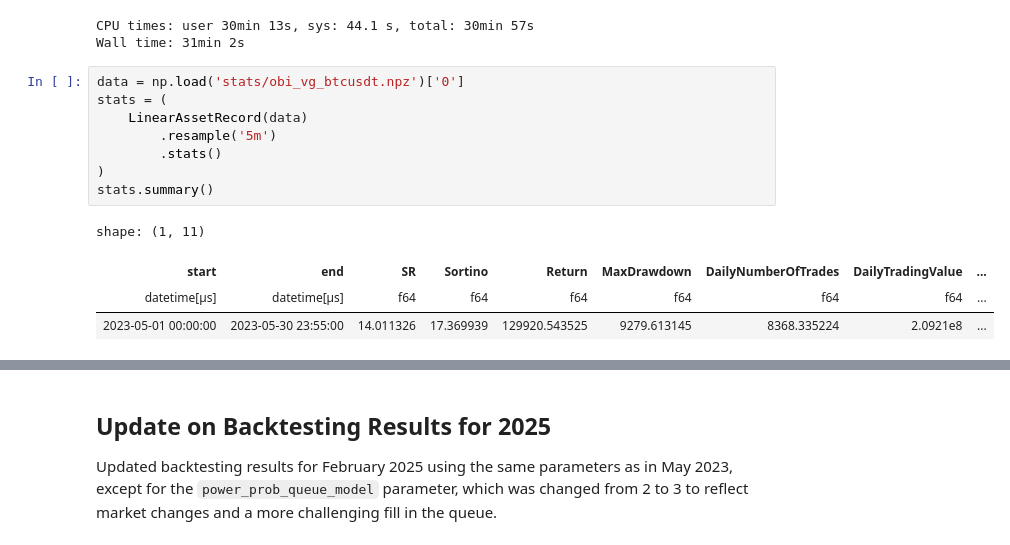
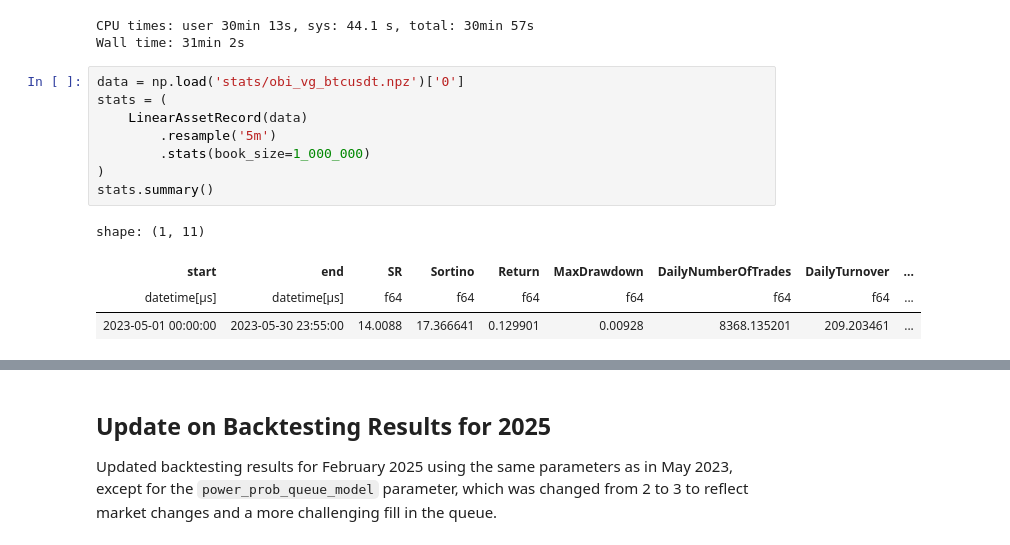
Before and after one commit to nkaz001/hftbacktest, a Jupyter notebook: examples/Market Making with Alpha - Order Book Imbalance.ipynb, the cells around one changed output, grey strips where cells are left out. Drawn from its saved outputs; the diff is of its cells as text.

```diff
--- a/examples/Market Making with Alpha - Order Book Imbalance.ipynb
+++ b/examples/Market Making with Alpha - Order Book Imbalance.ipynb
@@ -389,16 +389,16 @@ Wall time: 31min 2s
 # %%
 data = np.load('stats/obi_vg_btcusdt.npz')['0']
 stats = (
     LinearAssetRecord(data)
         .resample('5m')
-        .stats()
+        .stats(book_size=1_000_000)
 )
 stats.summary()
 # %% [output]
 shape: (1, 11)
-| start | end | SR | Sortino | Return | MaxDrawdown | DailyNumberOfTrades | DailyTradingValue | ... |
+| start | end | SR | Sortino | Return | MaxDrawdown | DailyNumberOfTrades | DailyTurnover | ... |
 | datetime[μs] | datetime[μs] | f64 | f64 | f64 | f64 | f64 | f64 | ... |
-| 2023-05-01 00:00:00 | 2023-05-30 23:55:00 | 14.011326 | 17.369939 | 129920.543525 | 9279.613145 | 8368.335224 | 2.0921e8 | ... |
+| 2023-05-01 00:00:00 | 2023-05-30 23:55:00 | 14.0088 | 17.366641 | 0.129901 | 0.00928 | 8368.135201 | 209.203461 | ... |
 # %%
 stats.plot()
 # %% [output]
```
Also changed, not shown: parts of 7 cells of this notebook, 1 other file.
